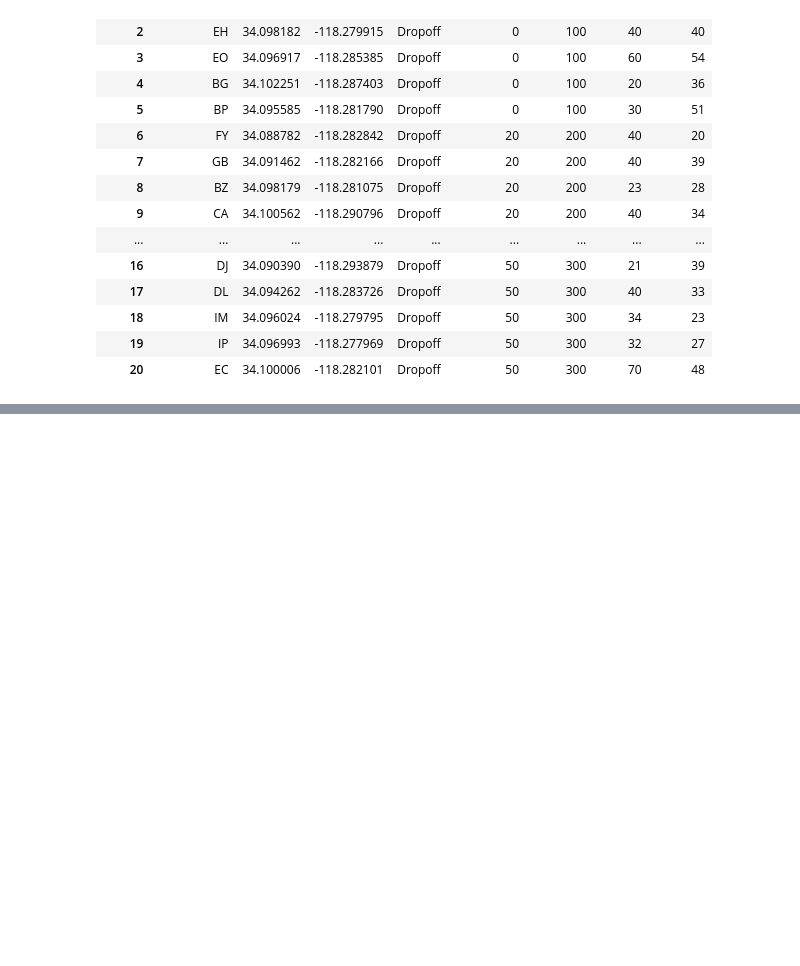
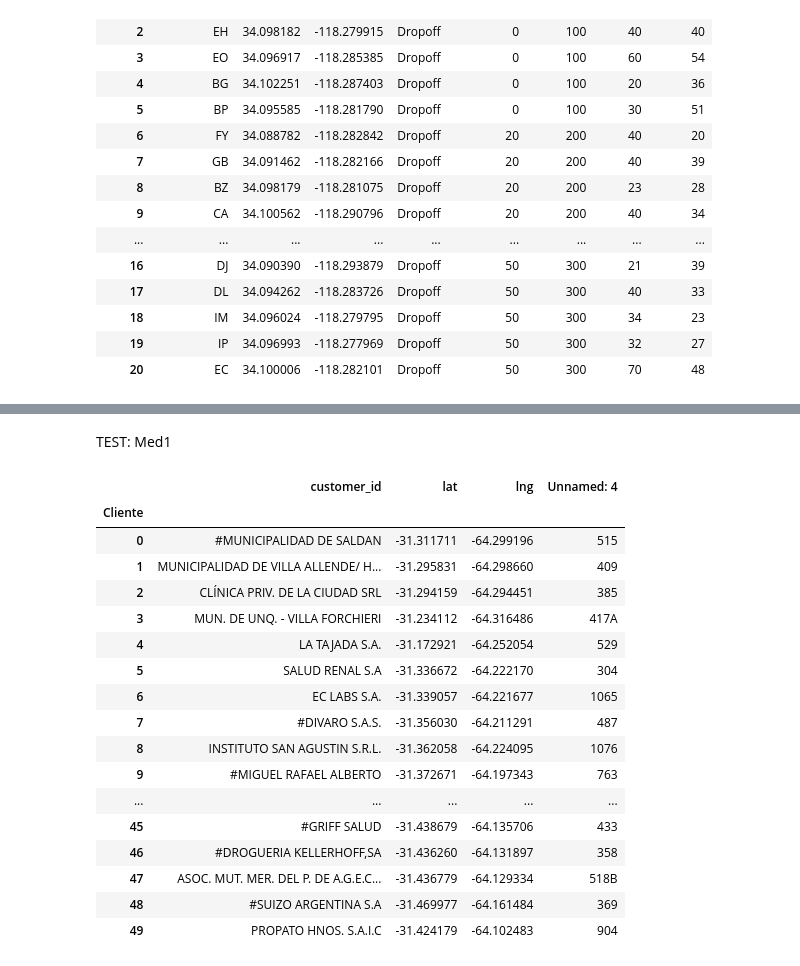
Before and after one commit to tobigrassani/VRPTW-PP-Tests, a Jupyter notebook: VRPTW-Basis.ipynb, the cells around one changed output, grey strips where cells are left out. Drawn from its saved outputs; the diff is of its cells as text; code cells hidden in the pictures; blank space fills up the shorter version.

Commit message:
Test w Med1

```diff
--- a/VRPTW-Basis.ipynb
+++ b/VRPTW-Basis.ipynb
@@ -101,3 +101,33 @@ mapa
 [interactive output not drawn]
 # %%
 mapa.save('mapa.html')
+# %% [markdown]
+TEST: Med1
+# %%
+Q=200
+V=10
+df=pd.read_excel("Customers data/Med1.xlsx")
+df.set_index('Cliente',inplace=True)
+nodos=[a for a in df.index]
+clientes=[a for a in nodos if a!=0]
+vehiculos=[i for i in range(1,V+1)]
+df
+# %% [output]
+|  | customer_id | lat | lng | Unnamed: 4 |
+| Cliente |  |  |  |  |
+| 0 | #MUNICIPALIDAD DE SALDAN | -31.311711 | -64.299196 | 515 |
+| 1 | MUNICIPALIDAD DE VILLA ALLENDE/ H... | -31.295831 | -64.298660 | 409 |
+| 2 | CLÍNICA PRIV. DE LA CIUDAD SRL | -31.294159 | -64.294451 | 385 |
+| 3 | MUN. DE UNQ. - VILLA FORCHIERI | -31.234112 | -64.316486 | 417A |
+| 4 | LA TAJADA S.A. | -31.172921 | -64.252054 | 529 |
+| 5 | SALUD RENAL S.A | -31.336672 | -64.222170 | 304 |
+| 6 | EC LABS S.A. | -31.339057 | -64.221677 | 1065 |
+| 7 | #DIVARO S.A.S. | -31.356030 | -64.211291 | 487 |
+| 8 | INSTITUTO SAN AGUSTIN S.R.L. | -31.362058 | -64.224095 | 1076 |
+| 9 | #MIGUEL RAFAEL ALBERTO | -31.372671 | -64.197343 | 763 |
+| ... | ... | ... | ... | ... |
+| 45 | #GRIFF SALUD | -31.438679 | -64.135706 | 433 |
+| 46 | #DROGUERIA KELLERHOFF,SA | -31.436260 | -64.131897 | 358 |
+| 47 | ASOC. MUT. MER. DEL P. DE A.G.E.C... | -31.436779 | -64.129334 | 518B |
+| 48 | #SUIZO ARGENTINA S.A | -31.469977 | -64.161484 | 369 |
+| 49 | PROPATO HNOS. S.A.I.C | -31.424179 | -64.102483 | 904 |
```
Also changed, not shown: parts of 3 cells of this notebook, 2 other files.
